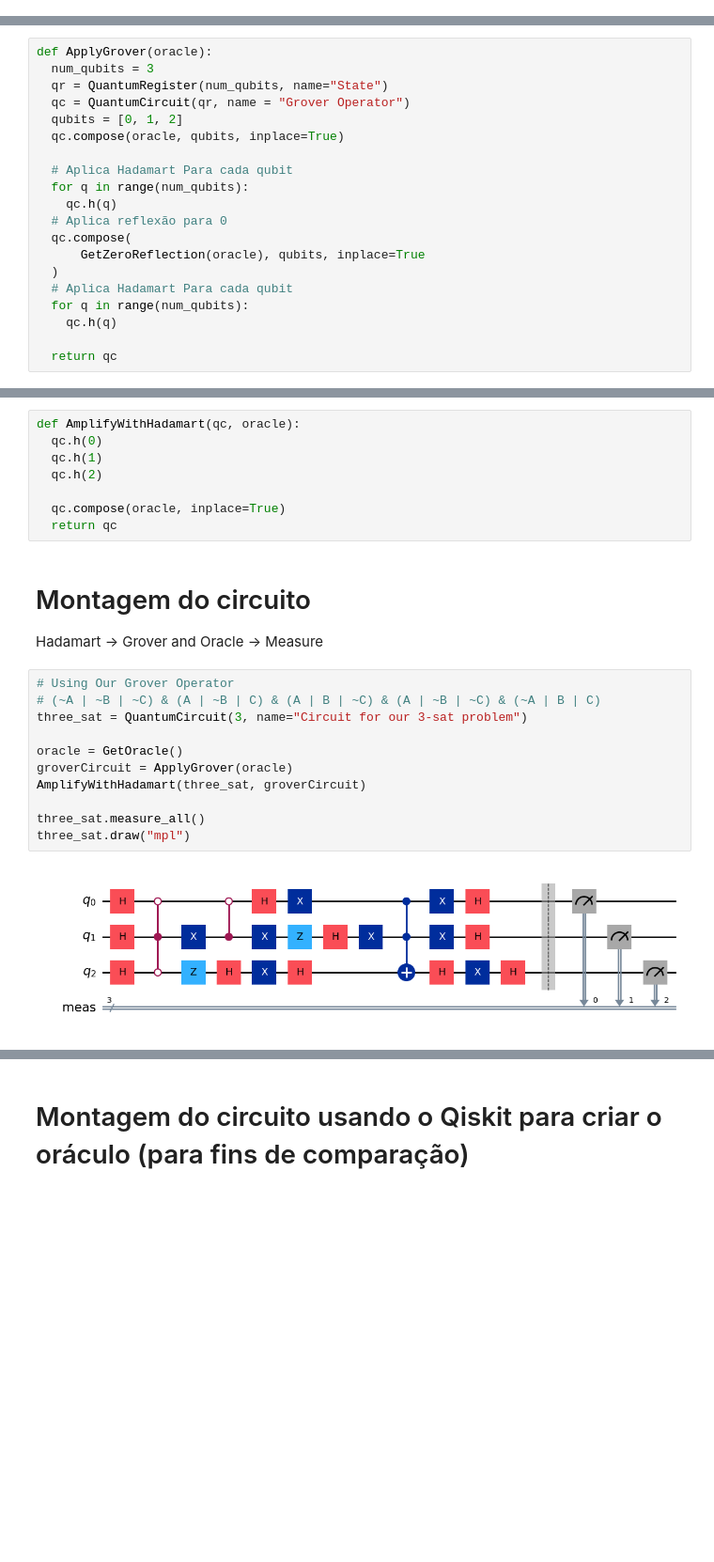
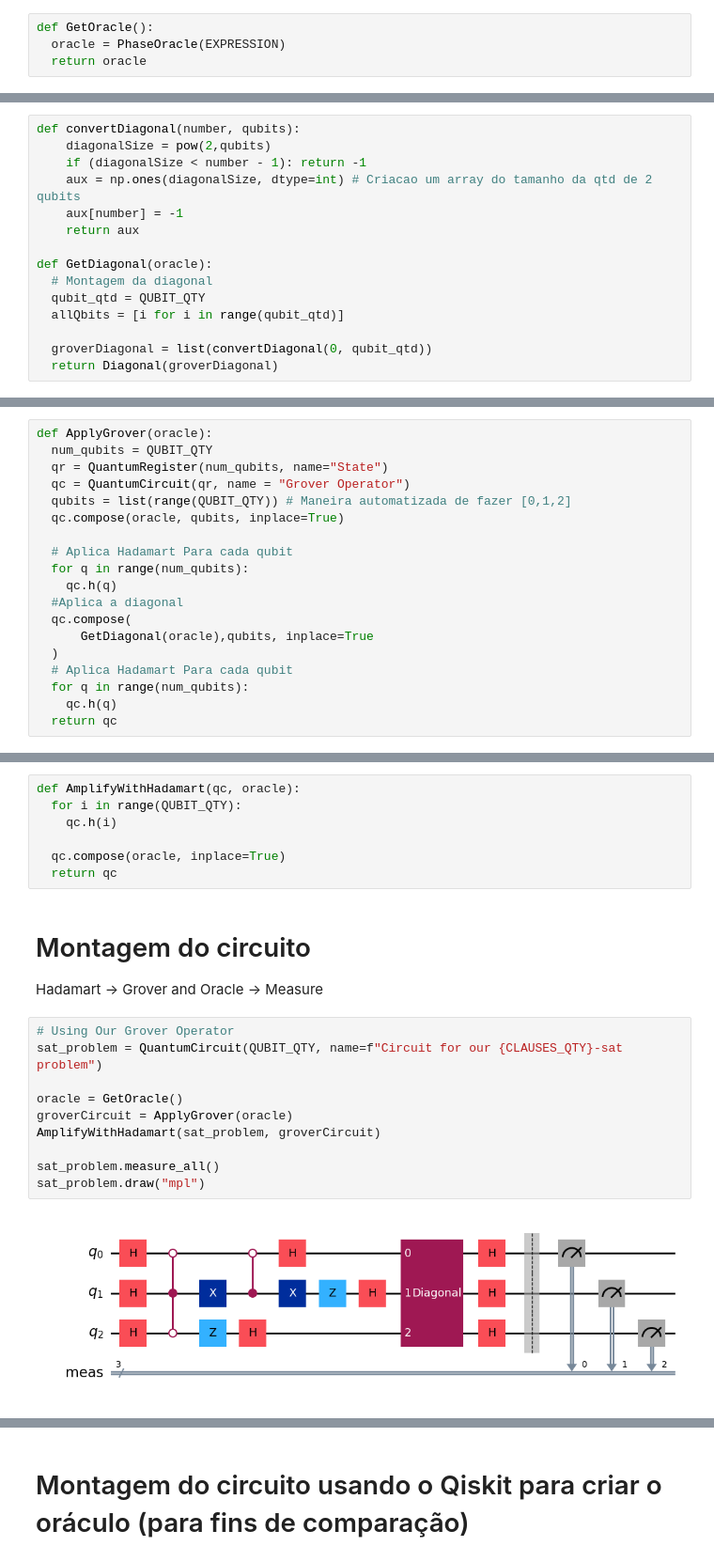
Before and after one commit to gabrielms201/Quantum-Implementation-For-SAT-Problem-Solving, a Jupyter notebook: NoteBooks/3-SAT.ipynb, the cells around one changed output, grey strips where cells are left out. Shown at 94% size. Saved outputs shown, nothing was run; the diff lists cells and outputs as text; blank space fills up the shorter version.

```diff
--- a/NoteBooks/3-SAT.ipynb
+++ b/NoteBooks/3-SAT.ipynb
@@ -22,3 +105,7 @@ def GetOracle():
+# %%
+def GetOracle():
+  oracle = PhaseOracle(EXPRESSION)
+  return oracle
 # %%
 oracle = GetOracle()
 oracle.draw("mpl")
@@ -56,0 +149,15 @@ state_2: ┤ X ├┤ H ├┤ X ├┤ H ├┤ X ├
+# %%
+def convertDiagonal(number, qubits):
+    diagonalSize = pow(2,qubits)
+    if (diagonalSize < number - 1): return -1
+    aux = np.ones(diagonalSize, dtype=int) # Criacao um array do tamanho da qtd de 2 qubits
+    aux[number] = -1
+    return aux
+
+def GetDiagonal(oracle):
+  # Montagem da diagonal
+  qubit_qtd = QUBIT_QTY
+  allQbits = [i for i in range(qubit_qtd)]
+
+  groverDiagonal = list(convertDiagonal(0, qubit_qtd))
+  return Diagonal(groverDiagonal)
@@ -59,21 +178,20 @@ state_2: ┤ X ├┤ H ├┤ X ├┤ H ├┤ X ├
 (Grover Operator + Oracle)
 # %%
 def ApplyGrover(oracle):
-  num_qubits = 3
+  num_qubits = QUBIT_QTY
   qr = QuantumRegister(num_qubits, name="State")
   qc = QuantumCircuit(qr, name = "Grover Operator")
-  qubits = [0, 1, 2]
+  qubits = list(range(QUBIT_QTY)) # Maneira automatizada de fazer [0,1,2]
   qc.compose(oracle, qubits, inplace=True)
 
   # Aplica Hadamart Para cada qubit
   for q in range(num_qubits):
     qc.h(q)
-  # Aplica reflexão para 0
+  #Aplica a diagonal
   qc.compose(
-      GetZeroReflection(oracle), qubits, inplace=True
+      GetDiagonal(oracle),qubits, inplace=True
   )
   # Aplica Hadamart Para cada qubit
   for q in range(num_qubits):
     qc.h(q)
-
   return qc
@@ -95,9 +206,8 @@ State_2: ─o─┤ Z ├┤ H ├┤ X ├┤ H ├─────────
 (Hadamart > Grover Operator)
 # %%
 def AmplifyWithHadamart(qc, oracle):
-  qc.h(0)
-  qc.h(1)
-  qc.h(2)
+  for i in range(QUBIT_QTY):
+    qc.h(i)
 
   qc.compose(oracle, inplace=True)
   return qc
@@ -107,14 +217,13 @@ def AmplifyWithHadamart(qc, oracle):
 Hadamart -> Grover and Oracle -> Measure
 # %%
 # Using Our Grover Operator
-# (~A | ~B | ~C) & (A | ~B | C) & (A | B | ~C) & (A | ~B | ~C) & (~A | B | C)
-three_sat = QuantumCircuit(3, name="Circuit for our 3-sat problem")
+sat_problem = QuantumCircuit(QUBIT_QTY, name=f"Circuit for our {CLAUSES_QTY}-sat problem")
 
 oracle = GetOracle()
 groverCircuit = ApplyGrover(oracle)
-AmplifyWithHadamart(three_sat, groverCircuit)
+AmplifyWithHadamart(sat_problem, groverCircuit)
 
-three_sat.measure_all()
-three_sat.draw("mpl")
+sat_problem.measure_all()
+sat_problem.draw("mpl")
 # %% [output]
-[figure, old version]
+[figure, new version]
```
Also changed, not shown: parts of 32 cells of this notebook, 2 other files.
